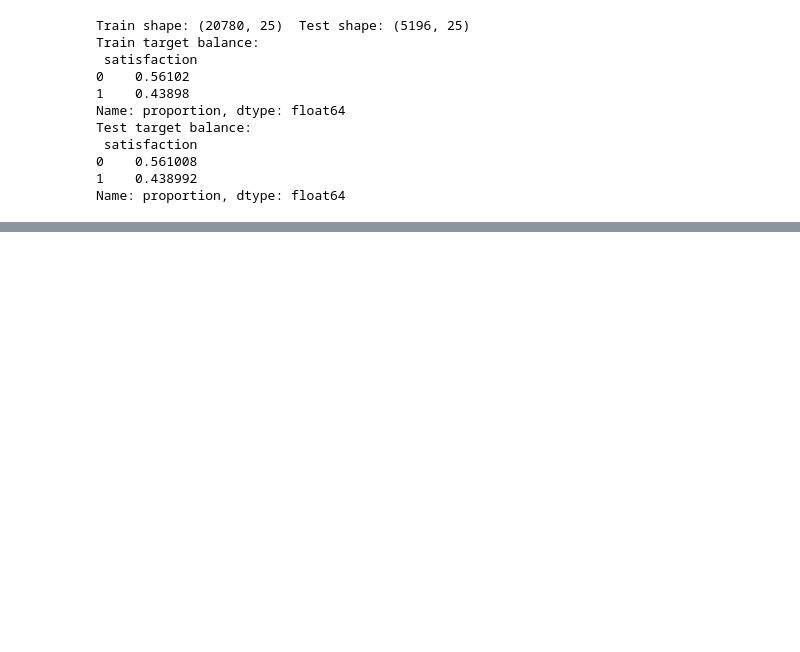
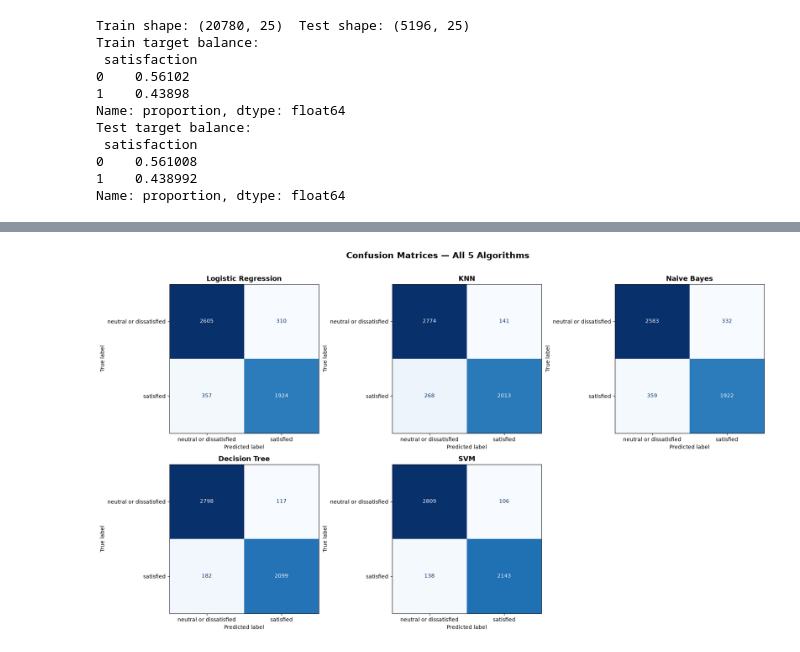
Before and after one commit to hemnath-28/ML-Evaulation-, a Jupyter notebook: classification.ipynb, the cells around one changed output, grey strips where cells are left out. Saved outputs shown, nothing was run; the diff lists cells and outputs as text; code cells hidden in the pictures; blank space fills up the shorter version.

```diff
--- a/classification.ipynb
+++ b/classification.ipynb
@@ -361,0 +284,10 @@ plt.show()
+# %%
+knn_grid = GridSearchCV(KNeighborsClassifier(),
+                         {'n_neighbors': [3, 5, 7, 9, 11, 15, 21]},
+                         cv=5, scoring='f1_weighted', n_jobs=-1)
+knn_grid.fit(X_train_scaled, y_train)
+print('Best k:', knn_grid.best_params_, ' | Best CV F1:', round(knn_grid.best_score_, 4))
+
+best_knn = knn_grid.best_estimator_
+trained_models['KNN'] = (best_knn, X_test_scaled)
+evaluate('KNN', best_knn, X_test_scaled, y_test)
@@ -361,0 +361,14 @@ plt.show()
+# %%
+svc_grid = GridSearchCV(SVC(random_state=RANDOM_STATE),
+                          {'C': [0.1, 1, 10], 'kernel': ['linear', 'rbf']},
+                          cv=3, scoring='f1_weighted', n_jobs=-1)
+svc_grid.fit(X_train_scaled, y_train)
+print('Best SVM params:', svc_grid.best_params_, ' | Best CV F1:', round(svc_grid.best_score_, 4))
+
+# Use CalibratedClassifierCV to get probabilities (avoids deprecated probability=True)
+from sklearn.calibration import CalibratedClassifierCV
+best_svc_base = SVC(**svc_grid.best_params_, random_state=RANDOM_STATE)
+best_svc = CalibratedClassifierCV(best_svc_base, ensemble=False)
+best_svc.fit(X_train_scaled, y_train)
+trained_models['SVM'] = (best_svc, X_test_scaled)
+evaluate('SVM', best_svc, X_test_scaled, y_test)
@@ -361,0 +410,16 @@ plt.show()
+# %%
+# Confusion matrices for all 5 models
+fig, axes = plt.subplots(2, 3, figsize=(18, 10))
+axes = axes.flatten()
+for idx, (name, (model, X_te)) in enumerate(trained_models.items()):
+    cm = confusion_matrix(y_test, model.predict(X_te))
+    disp = ConfusionMatrixDisplay(cm, display_labels=le.classes_)
+    disp.plot(ax=axes[idx], colorbar=False, cmap='Blues')
+    axes[idx].set_title(name, fontsize=13, fontweight='bold')
+axes[5].set_visible(False)
+plt.suptitle('Confusion Matrices — All 5 Algorithms', fontsize=16, fontweight='bold', y=1.01)
+plt.tight_layout()
+plt.savefig('confusion_matrices.png', bbox_inches='tight', dpi=120)
+plt.show()
+# %% [output]
+[figure, added]
```
Also changed, not shown: parts of 41 cells of this notebook.
